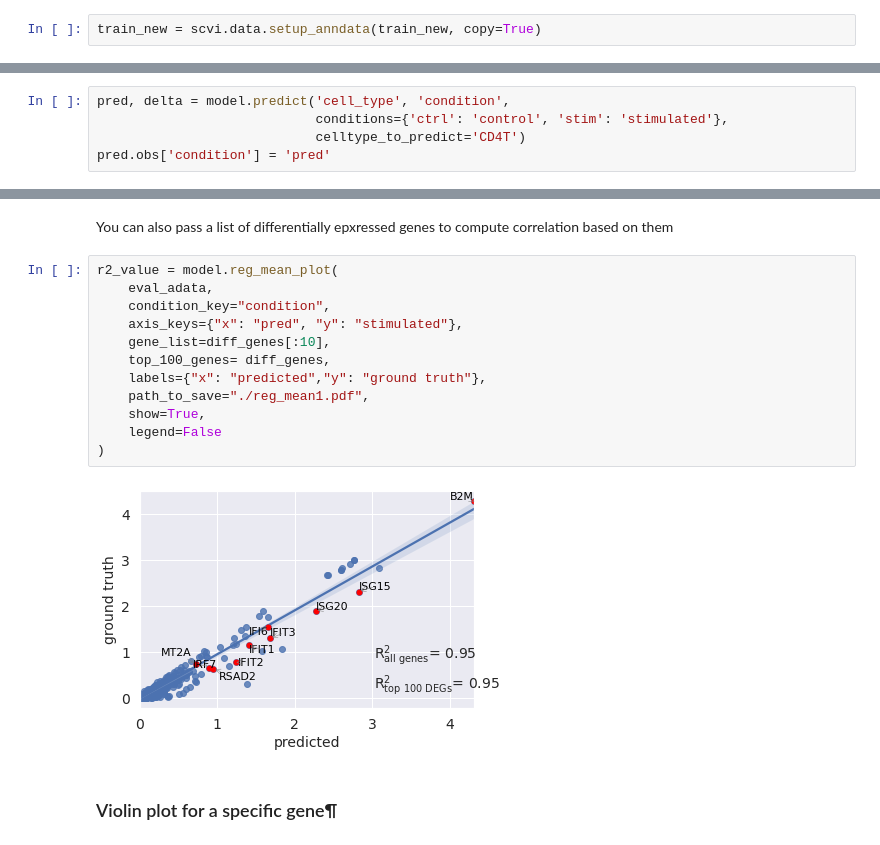
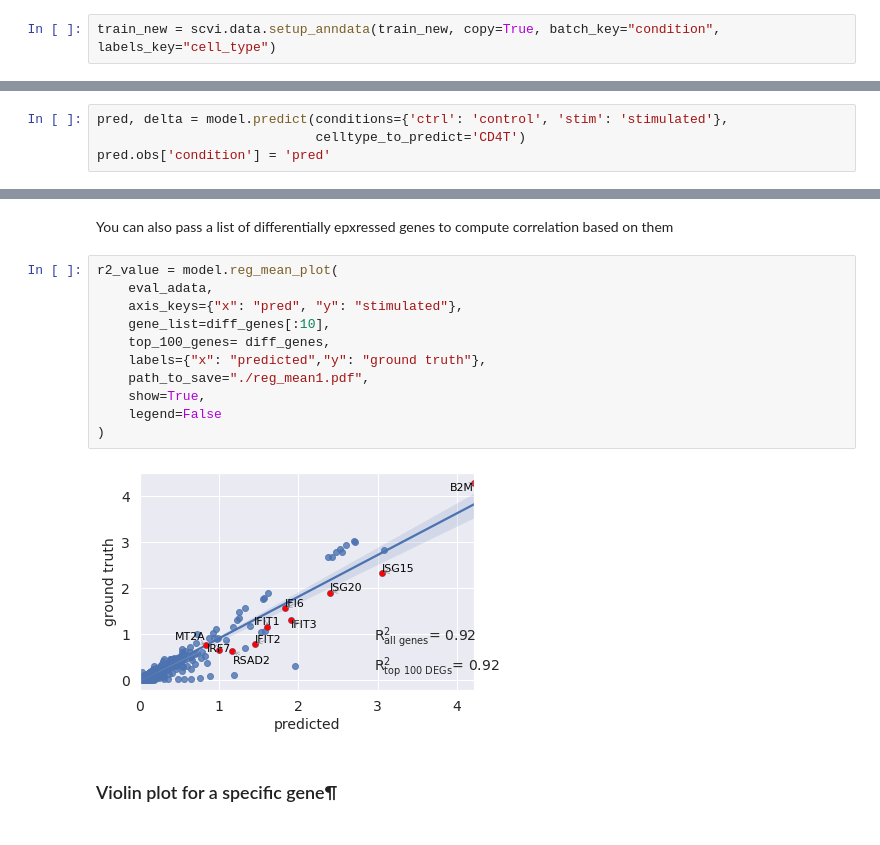
Before and after one commit to theislab/scgen, a Jupyter notebook: notebooks/scgen_perturbation_prediction.ipynb, the cells around one changed output, grey strips where cells are left out. Cells and saved outputs as stored; diff of their text form.

Commit message:
Updated prediction function, updated notebooks to work again, fixed bug in balancer

```diff
--- a/notebooks/scgen_perturbation_prediction.ipynb
+++ b/notebooks/scgen_perturbation_prediction.ipynb
@@ -46,5 +46,5 @@ train_new = train[~((train.obs["cell_type"] == "CD4T") &
 # %% [markdown]
 ### Preprocessing Data
 # %%
-train_new = scvi.data.setup_anndata(train_new, copy=True)
+train_new = scvi.data.setup_anndata(train_new, copy=True, batch_key="condition", labels_key="cell_type")
 # %% [output]
@@ -100,8 +100,7 @@ After training the model you can pass the adata of the cells you want to perturb
 # %% [markdown]
 Here the 'adata' contains the cells that you want estimate the perturbation based on them. we set "ctrl" to our control labels and "stim" to our stimulated labels. If you apply it in another context just set "ctrl" :"your_control_label" and "stim":"your_stimulated_label". the returned value is a numpy matrix of our predicted cells and the second one is the difference vector between our conditions which might become useful later.
 # %%
-pred, delta = model.predict('cell_type', 'condition',
-                            conditions={'ctrl': 'control', 'stim': 'stimulated'},
+pred, delta = model.predict(conditions={'ctrl': 'control', 'stim': 'stimulated'},
                             celltype_to_predict='CD4T')
 pred.obs['condition'] = 'pred'
 # %% [output]
@@ -185,17 +179,16 @@ You can also pass a list of differentially epxressed genes to compute correlatio
 # %%
 r2_value = model.reg_mean_plot(
     eval_adata,
-    condition_key="condition",
     axis_keys={"x": "pred", "y": "stimulated"},
     gene_list=diff_genes[:10],
     top_100_genes= diff_genes,
     labels={"x": "predicted","y": "ground truth"},
     path_to_save="./reg_mean1.pdf",
     show=True,
     legend=False
 )
 # %% [output]
-[figure, old version]
+[figure, new version]
 # %% [markdown]
 ### Violin plot for a specific gene¶
 # %% [markdown]
```
Also changed, not shown: parts of 6 cells of this notebook, 3 other files.
